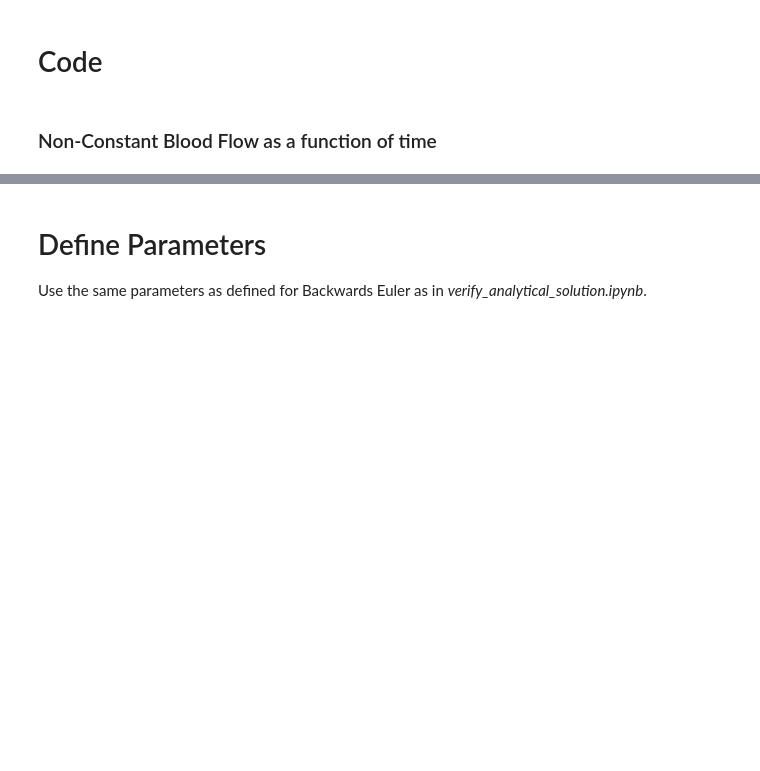
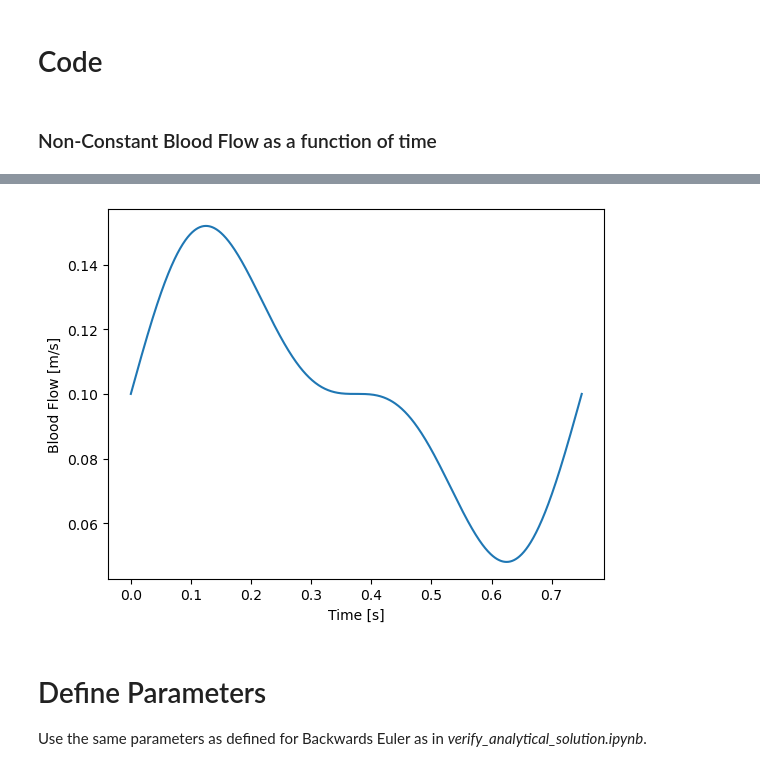
Before and after one commit to mattrflew/ind-maths-project-1-group-10, a Jupyter notebook: real_world_model.ipynb, the cells around one changed output, grey strips where cells are left out. Cells and saved outputs as stored; diff of their text form; code cells hidden in the pictures; blank space fills up the shorter version.

```diff
--- a/real_world_model.ipynb
+++ b/real_world_model.ipynb
@@ -117,3 +123,19 @@ if save_fig:
+# %%
+# Plot the non-constant blood flow model, one cycle
+t = np.linspace(0,60/80,1000)
+blood_flow = v_t(t)
+fig, ax = plt.subplots()
+ax.plot(t, blood_flow)
+
+ax.set_xlabel('Time [s]')
+ax.set_ylabel('Blood Flow [m/s]')
+
+# plt.show()
+
+if save_fig:
+    plt.savefig("images/non_constant_blood_flow_one_cycle_wrt_time.eps", format="eps")
+# %% [output]
+[figure, added]
 # %% [markdown]
 # Define Parameters
 
```
Also changed, not shown: parts of 15 cells of this notebook, 5 other files.
